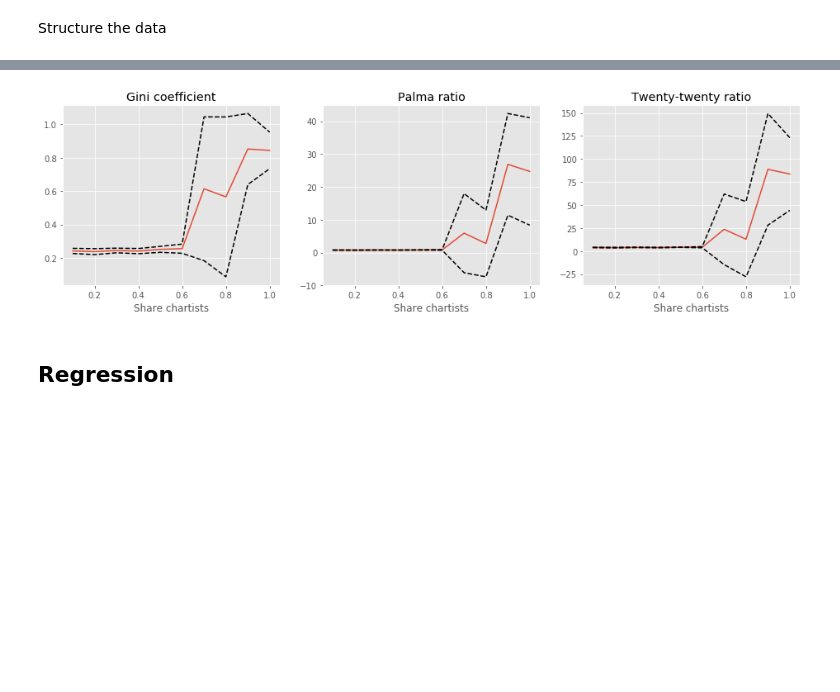
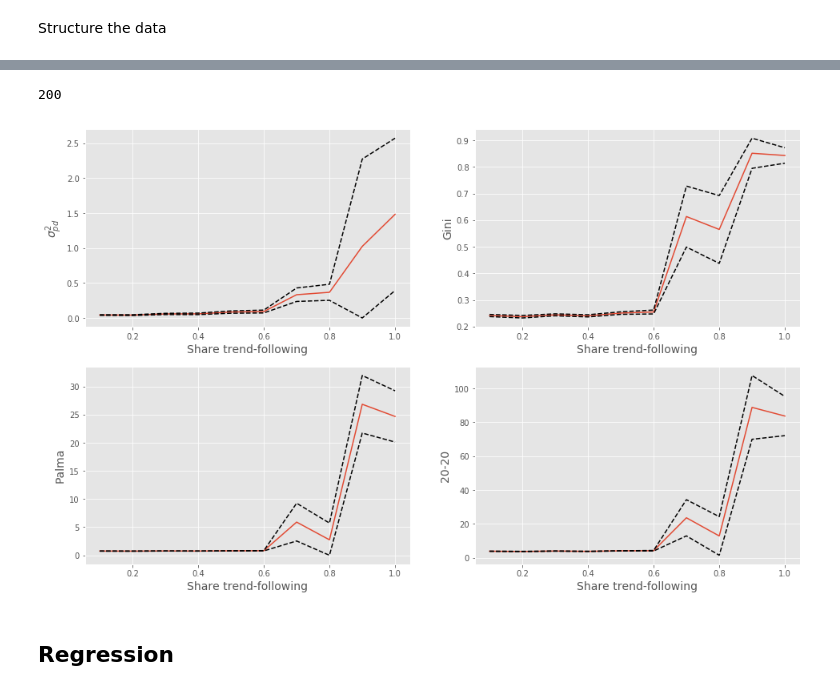
Before and after one commit to joerischasfoort/bubble-inequality, a Jupyter notebook: speculation_experiment.ipynb, the cells around one changed output, grey strips where cells are left out. Drawn from its saved outputs; the diff is of its cells as text; code cells hidden in the pictures; blank space fills up the shorter version.

```diff
--- a/speculation_experiment.ipynb
+++ b/speculation_experiment.ipynb
@@ -229,30 +252,38 @@ for x in range(Experiments):
+# %%
+len(price_to_div_stdev)
+# %% [output]
+200
 # %%
-fig, (ax1, ax2, ax3) = plt.subplots(1, 3, figsize=[16,4])
+fig, ((ax1, ax2), (ax3, ax4)) = plt.subplots(2, 2, figsize=[16,10])
 
-ax1.plot(share_chartists, gini_averages)
-ax1.plot(share_chartists, gini_conf_interval_uppers, 'k--')
-ax1.plot(share_chartists, gini_conf_intervals_lowers, 'k--')
+ax1.plot(share_chartists, price_div_stdev_av)
+ax1.plot(share_chartists, price_div_stdev_uppers, 'k--')
+ax1.plot(share_chartists, price_div_stdev_lowers, 'k--')
 
-ax2.plot(share_chartists, palma_averages)
-ax2.plot(share_chartists, palma_conf_interval_uppers, 'k--')
-ax2.plot(share_chartists, palma_conf_intervals_lowers, 'k--')
+ax2.plot(share_chartists, gini_averages)
+ax2.plot(share_chartists, gini_conf_interval_uppers, 'k--')
+ax2.plot(share_chartists, gini_conf_intervals_lowers, 'k--')
 
-ax3.plot(share_chartists, twtw_averages)
-ax3.plot(share_chartists, twtw_conf_interval_uppers, 'k--')
-ax3.plot(share_chartists, twtw_conf_intervals_lowers, 'k--')
+ax3.plot(share_chartists, palma_averages)
+ax3.plot(share_chartists, palma_conf_interval_uppers, 'k--')
+ax3.plot(share_chartists, palma_conf_intervals_lowers, 'k--')
+
+ax4.plot(share_chartists, twtw_averages)
+ax4.plot(share_chartists, twtw_conf_interval_uppers, 'k--')
+ax4.plot(share_chartists, twtw_conf_intervals_lowers, 'k--')
+
+ax1.set_ylabel('$\sigma^2_{pd}$', fontsize=14)
+ax2.set_ylabel('Gini', fontsize=14)
+ax3.set_ylabel('Palma', fontsize=14)
+ax4.set_ylabel('20-20', fontsize=14)
 
 
-
-ax3.set_title('Twenty-twenty ratio')
-ax2.set_title('Palma ratio')
-ax1.set_title('Gini coefficient')
-
-for ax in [ax1, ax2, ax3]:
-    ax.set_xlabel('Share chartists')
+for ax in [ax1, ax2, ax3, ax4]:
+    ax.set_xlabel('Share trend-following', fontsize=14)
 
 fig.savefig('share_chartists_inequality.png', dpi=200, bbox_inches = 'tight', pad_inches = 0)
 # %% [output]
-[figure, old version]
+[figure, new version]
 # %%
 pd.Series(perc_bubble_occur).plot()
 # %%
```
Also changed, not shown: parts of 3 cells of this notebook, 1 other file.
